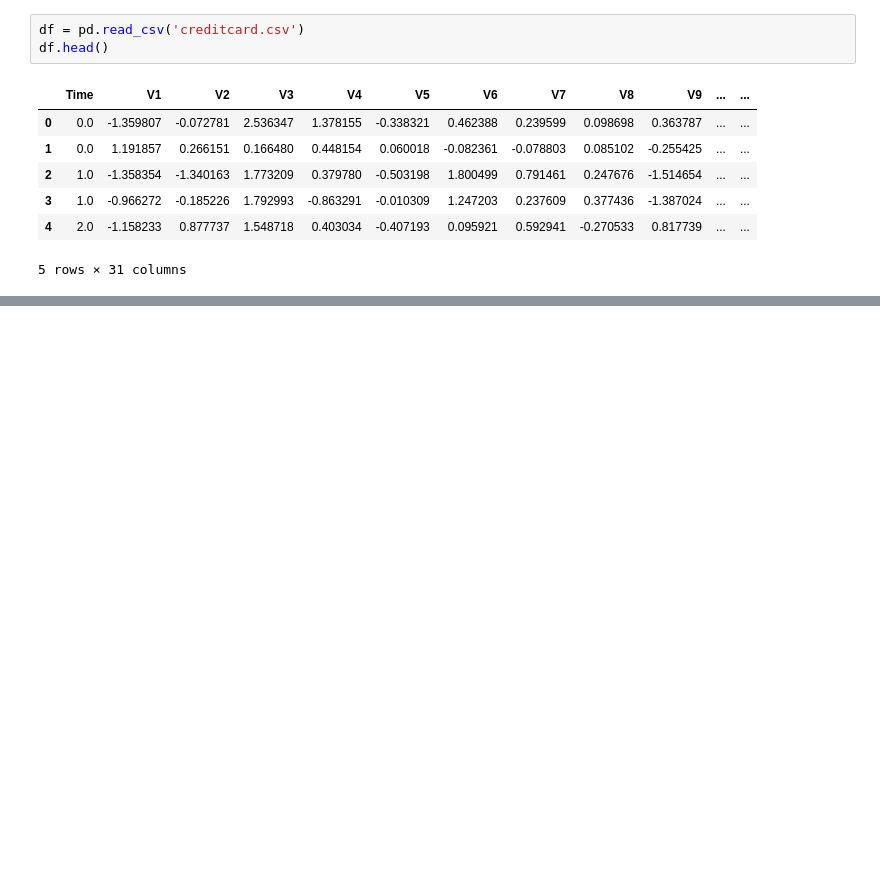
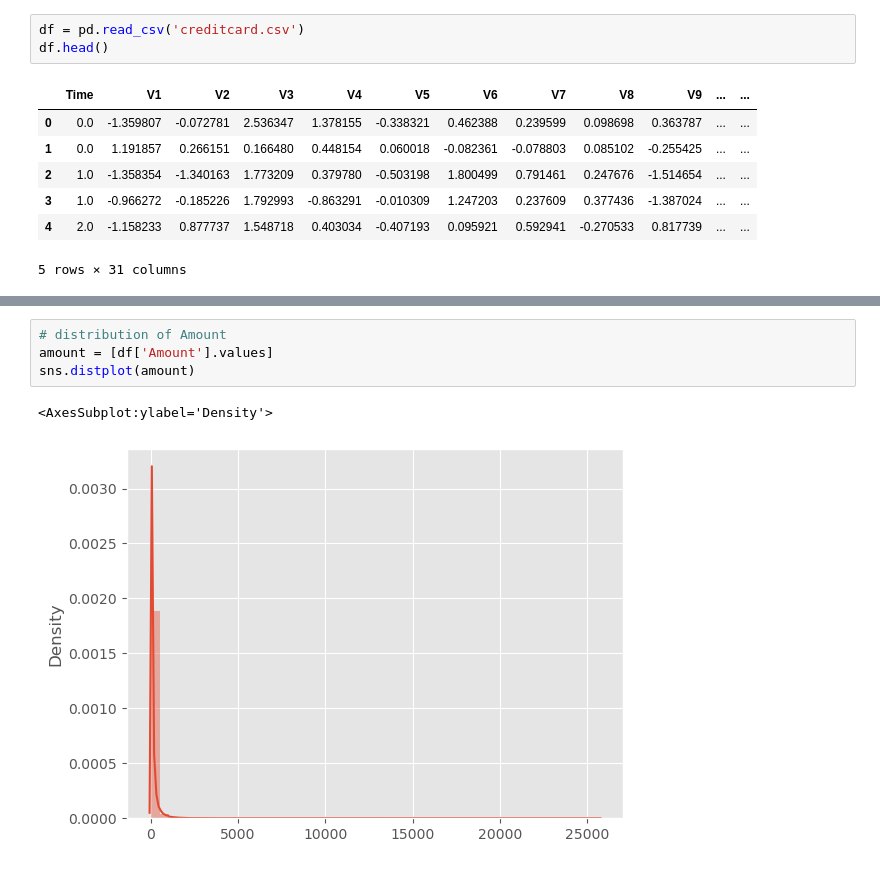
Before and after one commit to MariliaElia/credit-card-fraud-detection-ml-model, a Jupyter notebook: code.ipynb, the cells around one changed output, grey strips where cells are left out. Drawn from its saved outputs; the diff is of its cells as text; blank space fills up the shorter version.

```diff
--- a/code.ipynb
+++ b/code.ipynb
@@ -15,0 +111,7 @@ df.head()
+# %%
+# distribution of Amount
+amount = [df['Amount'].values]
+sns.distplot(amount)
+# %% [output]
+<AxesSubplot:ylabel='Density'>
+[figure, added]
```
Also changed, not shown: parts of 21 cells of this notebook.
